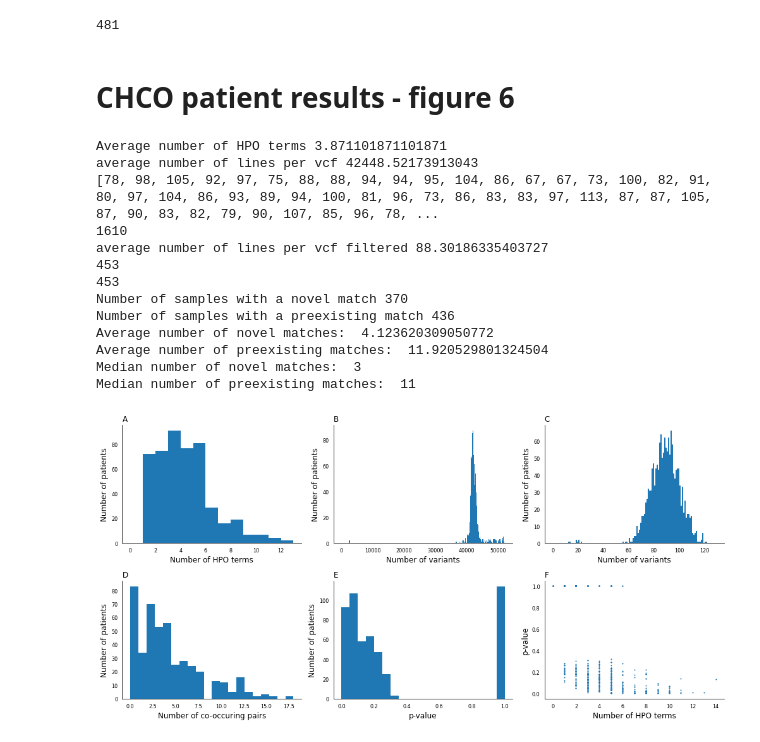
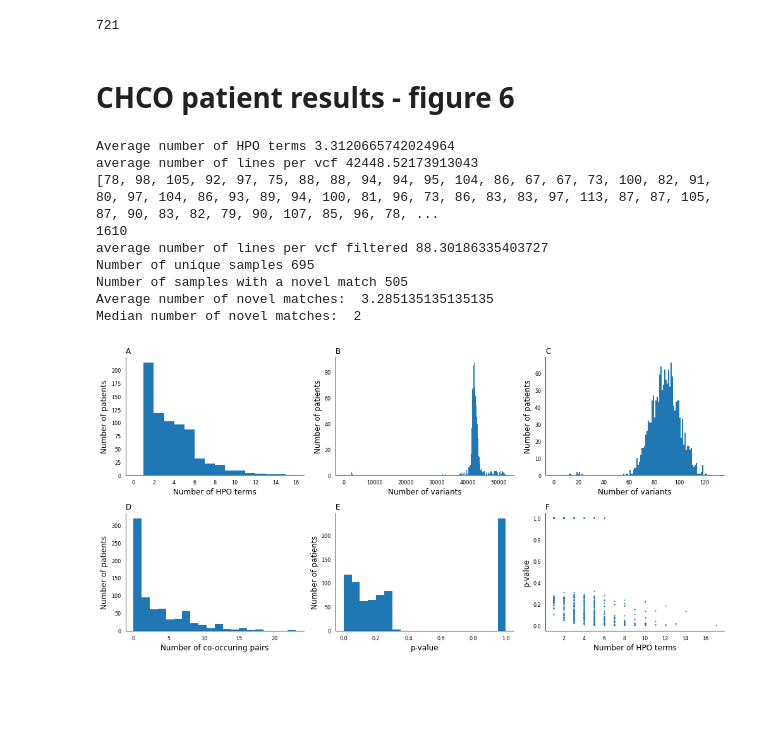
Before and after one commit to MSBradshaw/BOCC, a Jupyter notebook: Experiments/chco_patients.ipynb, the cells around one changed output. Saved outputs shown, nothing was run; the diff lists cells and outputs as text; code cells hidden in the pictures; blank space fills up the shorter version.

Commit message:
updated CHCO results with additional patients

```diff
--- a/Experiments/chco_patients.ipynb
+++ b/Experiments/chco_patients.ipynb
@@ -18,7 +18,7 @@ def clear_ax(ax, top=False, bottom=False, left=False, right=False):
 # %%
 p2hpos = {}
 
-with open('../Resources/CHCO_GermlineHPOTerms.csv') as f:
+with open('../Resources/CHCO_GermlineHPOTerms.updated_july_7_2023.cleaned.csv') as f:
     for line in f:
         row = line.strip().split(',')
         # specimen_id + micronic_id -> [hpo terms]
@@ -32,7 +32,7 @@ with open('../Resources/CHCO_GermlineHPOTerms.csv') as f:
 print(len(p2hpos))
 num_hpos = [len(x) for x in p2hpos.values()]
 # %% [output]
-481
+721
 # %% [markdown]
 # CHCO patient results - figure 6
 # %%
@@ -87,92 +87,70 @@ sid2preexisting = {}
 sid = None
 novel = None
 preexisting = None
-with open('../Resources/all_reports.p0.05.txt','r') as f:
-    for line in f:
-        assert 'p0.05_' in line
-        sid = line.strip().split('-')[-1]
-        # get the novel count
-        line = next(f)
-        assert 'novel' in line
-        if 'None' in line:
-            novel = 0
-        else:
-            novel = int(line.strip().split(':')[-1])
 
-        # get the preexisting count
-        line = next(f)
-        assert 'preexisting' in line
-        if 'None' in line:
-            preexisting = 0
-        else:
-            preexisting = int(line.strip().split(':')[-1])
+pdf = pd.read_csv('../Resources/shuffle_null_model_pvals.p0.05.tsv',sep='\t')
 
-        if novel == 0 and preexisting == 0:
-            continue
+pdf['micronic_id'] = [x.split('-')[-1] for x in pdf['id']]
 
-        if sid not in sid2novel:
-            sid2novel[sid] = novel
-            sid2preexisting[sid] = preexisting
-        elif sid2novel[sid] > sid2novel[sid]:
-            sid2novel[sid] = novel
-            sid2preexisting[sid] = preexisting
-
-print(len(sid2novel))
-print(len(sid2preexisting))
+print('Number of unique samples', len(set(pdf['micronic_id'])))
 
 # count the number with > 0 novel
-print('Number of samples with a novel match',sum([x > 0 for x in sid2novel.values()]))
-print('Number of samples with a preexisting match',sum([x > 0 for x in sid2preexisting.values()]))
+print('Number of samples with a novel match',sum([x > 0 for x in pdf['actual']]))
 
 # print the average of the novel and preexisting counts
-print('Average number of novel matches: ', sum(sid2novel.values())/len(sid2novel))
-print('Average number of preexisting matches: ', sum(sid2preexisting.values())/len(sid2preexisting))
+print('Average number of novel matches: ', sum(pdf['actual'])/len(pdf['actual']))
 
 # what is the median number of novel and preexisting matches?
-print('Median number of novel matches: ', sorted(sid2novel.values())[len(sid2novel)//2])
-print('Median number of preexisting matches: ', sorted(sid2preexisting.values())[len(sid2preexisting)//2])
+print('Median number of novel matches: ', sorted(pdf['actual'])[len(pdf['actual'])//2])
 
-ax[1,0].hist(sid2novel.values(), bins=20)
+ax[1,0].hist(pdf['actual'], bins=20)
 ax[1,0].set_xlabel('Number of co-occuring pairs',fontsize=std_fontsize)
 ax[1,0].set_ylabel('Number of patients',fontsize=std_fontsize)
 ax[1,0].set_title('D',loc='left',fontsize=std_fontsize)
 clear_ax(ax[1,0], bottom=True, left=True)
 
 # load the p value data also from the CHCO private repo
-pdf = pd.read_csv('../Resources/shuffle_null_model_pvals.tsv',sep='\t')
+
 ax[1,1].hist(pdf['pval'], bins=20)
 ax[1,1].set_xlabel('p-value',fontsize=std_fontsize)
 ax[1,1].set_ylabel('Number of patients',fontsize=std_fontsize)
 ax[1,1].set_title('E',loc='left',fontsize=std_fontsize)
 clear_ax(ax[1,1], bottom=True, left=True)
 
 # hid ax 1,2
 ax[1,2].scatter(pdf['num_hpos'], pdf['pval'], s=1)
 ax[1,2].set_xlabel('Number of HPO terms',fontsize=std_fontsize)
 ax[1,2].set_ylabel('p-value',fontsize=std_fontsize)
 ax[1,2].set_title('F',loc='left',fontsize=std_fontsize)
 clear_ax(ax[1,2], bottom=True, left=True)
 
 plt.tight_layout()
 plt.savefig('../PublicationFigures/chco_results.png', dpi=300)
 plt.show()
 
 # what is the correlation coefficient between the number of hpo terms and the p value?
 print('Correlation coefficient between number of hpo terms and p value ', pearsonr(pdf['num_hpos'], pdf['pval']))
 # and correlation for those samples that are not p =1
 print('Correlation coefficient between number of hpo terms and p value (p != 1) ', pearsonr(pdf[pdf['pval'] != 1]['num_hpos'], pdf[pdf['pval'] != 1]['pval']))
+
+# what is the max number of HPO, what is the pvalue for that?
+print('Max number of HPO terms', max(pdf['num_hpos']))
+print('p-value for max number of HPO terms', pdf[pdf['num_hpos'] == max(pdf['num_hpos'])]['pval'])
+
+# sort by descending hpos and print
+pdf = pdf.sort_values(by=['num_hpos'], ascending=False)
+print(pdf[['num_hpos','pval']])
+
+# how many samples have p < 0.05?
+print('Number of samples with p < 0.05', len(set(pdf[pdf['pval'] < 0.05]['micronic_id'])))
 # %% [output]
-Average number of HPO terms 3.871101871101871
+Average number of HPO terms 3.3120665742024964
 average number of lines per vcf 42448.52173913043
 [78, 98, 105, 92, 97, 75, 88, 88, 94, 94, 95, 104, 86, 67, 67, 73, 100, 82, 91, 80, 97, 104, 86, 93, 89, 94, 100, 81, 96, 73, 86, 83, 83, 97, 113, 87, 87, 105, 87, 90, 83, 82, 79, 90, 107, 85, 96, 78, ...
 1610
 average number of lines per vcf filtered 88.30186335403727
-453
-453
-Number of samples with a novel match 370
-Number of samples with a preexisting match 436
-Average number of novel matches:  4.123620309050772
-Average number of preexisting matches:  11.920529801324504
-Median number of novel matches:  3
-Median number of preexisting matches:  11
+Number of unique samples 695
+Number of samples with a novel match 505
+Average number of novel matches:  3.285135135135135
+Median number of novel matches:  2
-[figure, old version]
+[figure, new version]
```
Also changed, not shown: parts of 1 cell of this notebook.
